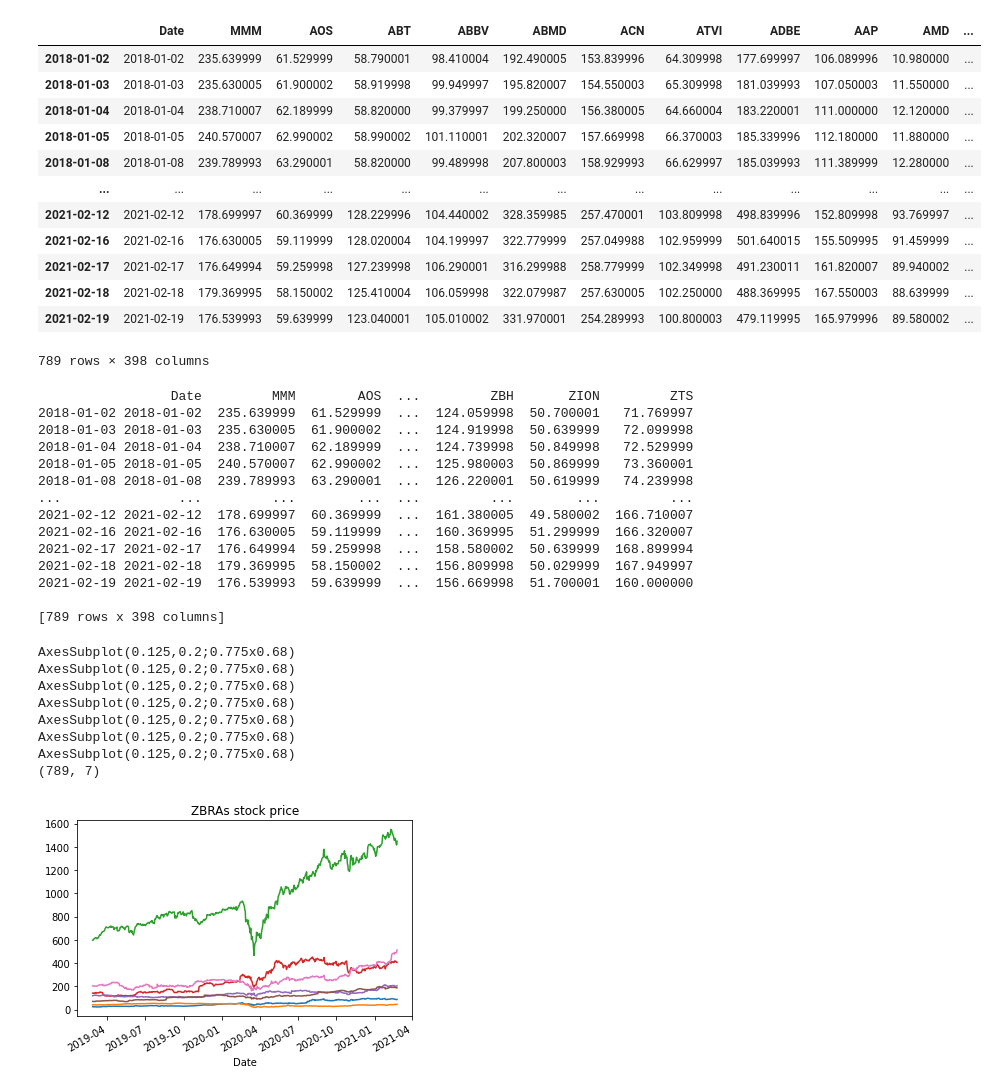
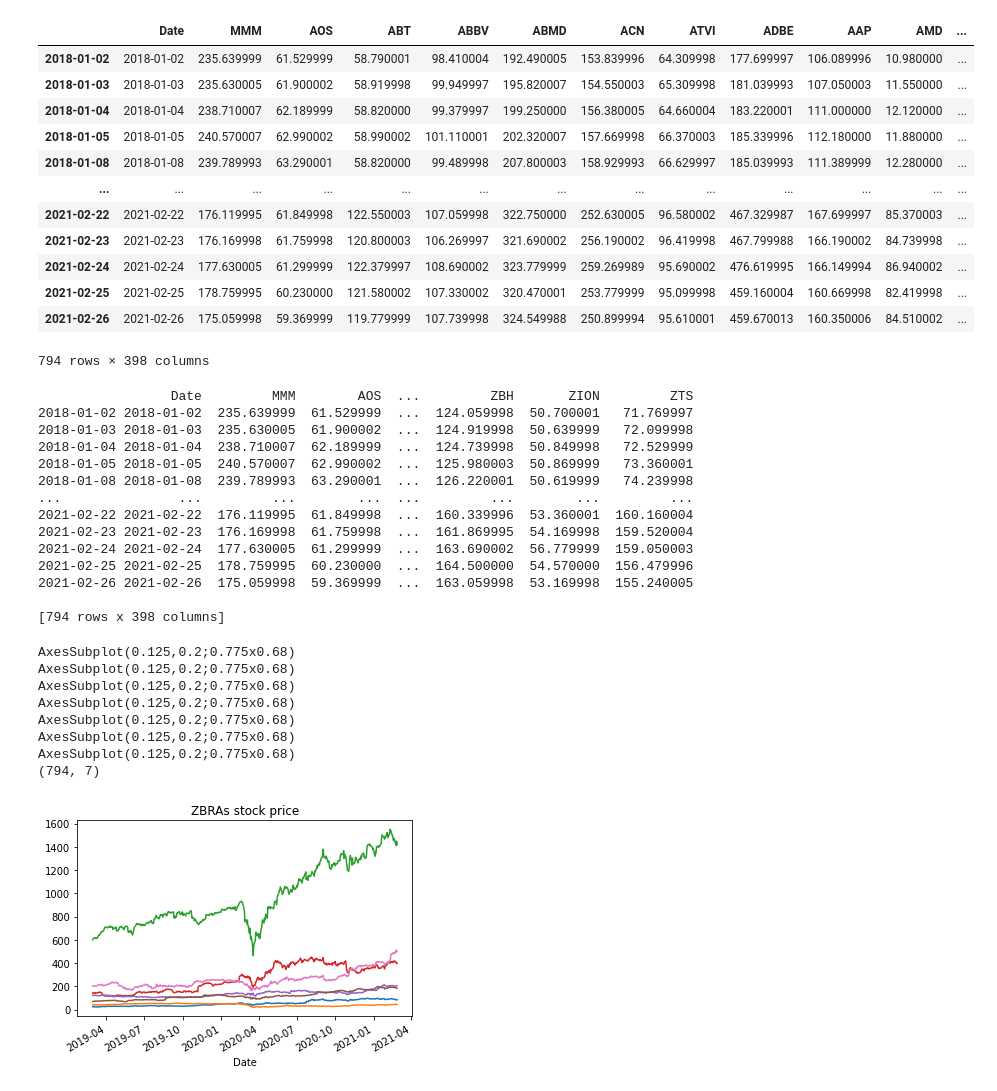
Before and after one commit to xanasa14/Finances, a Jupyter notebook: DownloadingDataYahooFinance.ipynb, the cells around one changed output. Saved outputs shown, nothing was run; the diff lists cells and outputs as text; code cells hidden in the pictures.

```diff
--- a/DownloadingDataYahooFinance.ipynb
+++ b/DownloadingDataYahooFinance.ipynb
@@ -28,7 +28,8 @@ import yfinance as yf
 from yahoofinancials import YahooFinancials
 # %%
 #companies = ['TSLA',"AMZN",'WMT','GOOG',"WEN","TGT",'T','TMUS', 'VZ','CTSH',"ACN"]
-
+startDate = "2018-01-02"
+endDate = "2021-02-27"
 companies = [
 'MMM', 'AOS', 'ABT', 'ABBV', 'ABMD', 'ACN', 'ATVI', 'ADBE', 'AAP', 'AMD', 'AES', 'AFL', 'A', 'APD', 'AKAM', 'ALK', 'ALB',
 'ARE', 'ALXN', 'ALGN', 'ALLE', 'LNT', 'ALL', 'GOOGL', 'MO', 'AMZN', 'AMCR', 'AEE', 'AAL', 'AEP', 'AXP', 'AIG', 'AMT', 'AWK', 'AMP', 'ABC', 'AME',
@@ -55,42 +56,42 @@ companies = [
 finalData=pd.DataFrame()
 for company in companies:
   tsla_df = yf.download(company,
-                      start='2018-01-02',
-                      end='2021-02-22',
+                      start=startDate,
+                      end=endDate,
                       progress=False)
   tsla_df = tsla_df.drop(columns=['Open', 'High','Low', 'Volume',"Adj Close"])
   tsla_df = tsla_df.rename(columns={'Close': company})
   tmp = tsla_df[str(company)]
 
   finalData = finalData.append(tmp, ignore_index=True)
 finalData
 finalData = finalData.T # or df2.transpose()
 for i in range(len(companies)):
   finalData = finalData.rename(columns={i: companies[i]})
 
 
 
 
 finalData['Date'] = finalData.index
 col_name="Date"
 first_col = finalData.pop(col_name)
 finalData.insert(0, col_name, first_col)
-#finalData.to_csv('/content/drive/MyDrive/YahooData/YahooFinanceData.csv', index = False, header=True)
+finalData.to_csv('/content/drive/MyDrive/YahooData/YahooFinanceData.csv', index = False, header=True)
 finalData
 # %% [output]
 |  | Date | MMM | AOS | ABT | ABBV | ABMD | ACN | ATVI | ADBE | AAP | AMD | ... |
 | 2018-01-02 | 2018-01-02 | 235.639999 | 61.529999 | 58.790001 | 98.410004 | 192.490005 | 153.839996 | 64.309998 | 177.699997 | 106.089996 | 10.980000 | ... |
 | 2018-01-03 | 2018-01-03 | 235.630005 | 61.900002 | 58.919998 | 99.949997 | 195.820007 | 154.550003 | 65.309998 | 181.039993 | 107.050003 | 11.550000 | ... |
 | 2018-01-04 | 2018-01-04 | 238.710007 | 62.189999 | 58.820000 | 99.379997 | 199.250000 | 156.380005 | 64.660004 | 183.220001 | 111.000000 | 12.120000 | ... |
 | 2018-01-05 | 2018-01-05 | 240.570007 | 62.990002 | 58.990002 | 101.110001 | 202.320007 | 157.669998 | 66.370003 | 185.339996 | 112.180000 | 11.880000 | ... |
 | 2018-01-08 | 2018-01-08 | 239.789993 | 63.290001 | 58.820000 | 99.489998 | 207.800003 | 158.929993 | 66.629997 | 185.039993 | 111.389999 | 12.280000 | ... |
 | ... | ... | ... | ... | ... | ... | ... | ... | ... | ... | ... | ... | ... |
-| 2021-02-12 | 2021-02-12 | 178.699997 | 60.369999 | 128.229996 | 104.440002 | 328.359985 | 257.470001 | 103.809998 | 498.839996 | 152.809998 | 93.769997 | ... |
-| 2021-02-16 | 2021-02-16 | 176.630005 | 59.119999 | 128.020004 | 104.199997 | 322.779999 | 257.049988 | 102.959999 | 501.640015 | 155.509995 | 91.459999 | ... |
-| 2021-02-17 | 2021-02-17 | 176.649994 | 59.259998 | 127.239998 | 106.290001 | 316.299988 | 258.779999 | 102.349998 | 491.230011 | 161.820007 | 89.940002 | ... |
-| 2021-02-18 | 2021-02-18 | 179.369995 | 58.150002 | 125.410004 | 106.059998 | 322.079987 | 257.630005 | 102.250000 | 488.369995 | 167.550003 | 88.639999 | ... |
-| 2021-02-19 | 2021-02-19 | 176.539993 | 59.639999 | 123.040001 | 105.010002 | 331.970001 | 254.289993 | 100.800003 | 479.119995 | 165.979996 | 89.580002 | ... |
+| 2021-02-22 | 2021-02-22 | 176.119995 | 61.849998 | 122.550003 | 107.059998 | 322.750000 | 252.630005 | 96.580002 | 467.329987 | 167.699997 | 85.370003 | ... |
+| 2021-02-23 | 2021-02-23 | 176.169998 | 61.759998 | 120.800003 | 106.269997 | 321.690002 | 256.190002 | 96.419998 | 467.799988 | 166.190002 | 84.739998 | ... |
+| 2021-02-24 | 2021-02-24 | 177.630005 | 61.299999 | 122.379997 | 108.690002 | 323.779999 | 259.269989 | 95.690002 | 476.619995 | 166.149994 | 86.940002 | ... |
+| 2021-02-25 | 2021-02-25 | 178.759995 | 60.230000 | 121.580002 | 107.330002 | 320.470001 | 253.779999 | 95.099998 | 459.160004 | 160.669998 | 82.419998 | ... |
+| 2021-02-26 | 2021-02-26 | 175.059998 | 59.369999 | 119.779999 | 107.739998 | 324.549988 | 250.899994 | 95.610001 | 459.670013 | 160.350006 | 84.510002 | ... |
-789 rows × 398 columns
+794 rows × 398 columns
 # %%
 #Check if any Columns have empty values(NAN)
 finalData.sort_values(by=['Date'])
@@ -104,13 +105,13 @@ print(finalData)
 2018-01-05 2018-01-05  240.570007  62.990002  ...  125.980003  50.869999   73.360001
 2018-01-08 2018-01-08  239.789993  63.290001  ...  126.220001  50.619999   74.239998
 ...               ...         ...        ...  ...         ...        ...         ...
-2021-02-12 2021-02-12  178.699997  60.369999  ...  161.380005  49.580002  166.710007
-2021-02-16 2021-02-16  176.630005  59.119999  ...  160.369995  51.299999  166.320007
-2021-02-17 2021-02-17  176.649994  59.259998  ...  158.580002  50.639999  168.899994
-2021-02-18 2021-02-18  179.369995  58.150002  ...  156.809998  50.029999  167.949997
-2021-02-19 2021-02-19  176.539993  59.639999  ...  156.669998  51.700001  160.000000
+2021-02-22 2021-02-22  176.119995  61.849998  ...  160.339996  53.360001  160.160004
+2021-02-23 2021-02-23  176.169998  61.759998  ...  161.869995  54.169998  159.520004
+2021-02-24 2021-02-24  177.630005  61.299999  ...  163.690002  56.779999  159.050003
+2021-02-25 2021-02-25  178.759995  60.230000  ...  164.500000  54.570000  156.479996
+2021-02-26 2021-02-26  175.059998  59.369999  ...  163.059998  53.169998  155.240005
 
-[789 rows x 398 columns]
+[794 rows x 398 columns]
 # %%
 goodCompanies = ['AMD','AIG','CMG','DXCM','LLY','TGT','ZBRA']
 for company in goodCompanies[:len(goodCompanies)]:
@@ -128,7 +129,7 @@ AxesSubplot(0.125,0.2;0.775x0.68)
 AxesSubplot(0.125,0.2;0.775x0.68)
 AxesSubplot(0.125,0.2;0.775x0.68)
 AxesSubplot(0.125,0.2;0.775x0.68)
-(789, 7)
+(794, 7)
 [figure]
 # %%
 import plotly.express as px
```
Also changed, not shown: parts of 3 cells of this notebook.
